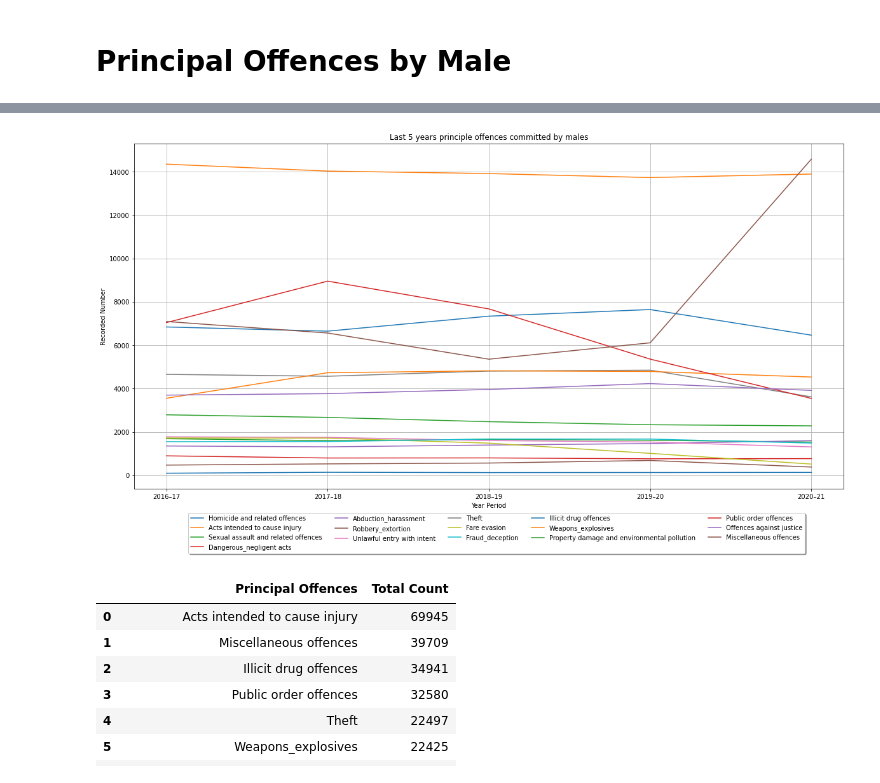
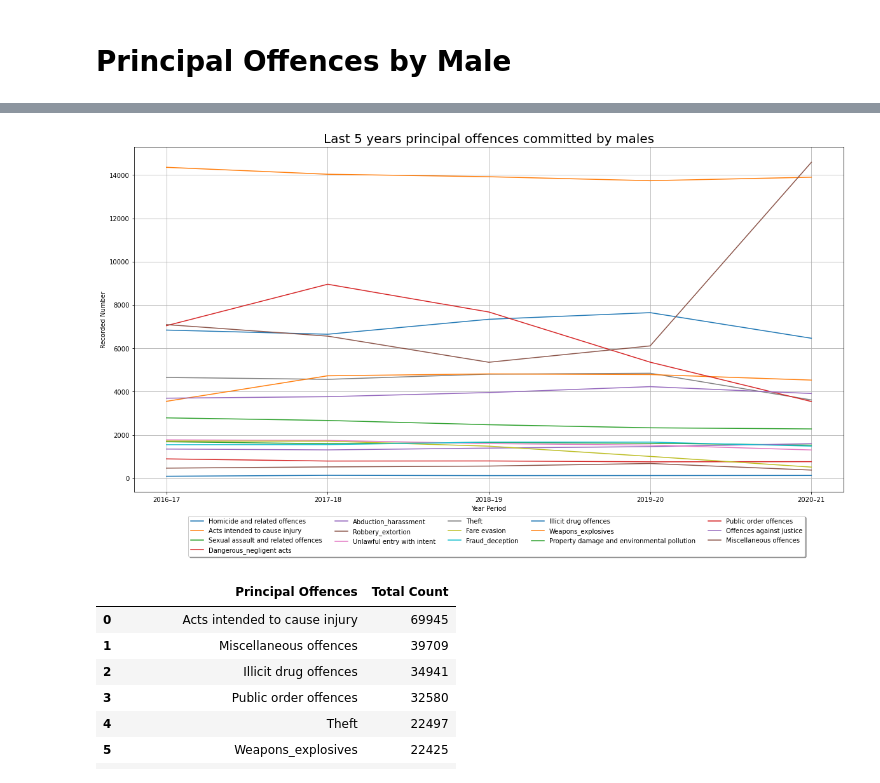
Before and after one commit to hiu-lai/Project-1, a Jupyter notebook: hiu.ipynb, the cells around one changed output, grey strips where cells are left out. Cells and saved outputs as stored; diff of their text form; code cells hidden in the pictures.

```diff
--- a/hiu.ipynb
+++ b/hiu.ipynb
@@ -47,9 +36,6 @@ vic_offenders = vic_offenders.astype({'Homicide and related offences': 'int64',
                                       'Sexual assault and related offences': 'int64',
                                       'Dangerous_negligent acts': 'int64',
                                       'Abduction_harassment': 'int64',
-                                      'Robbery_extortion':  'int64',
-                                      'Unlawful entry with intent': 'int64',
-                                      'Theft': 'int64',
                                       'Fare evasion': 'int64',
                                       'Fraud_deception': 'int64',
                                       'Illicit drug offences': 'int64',
@@ -91,18 +77,18 @@ vic_male_offenders.describe()
 # %%
 # Line graph to show trend in the last 5 years
 plt.figure(figsize=(20, 10))
 for col in vic_male_offenders.columns:
     if not (col == 'Year_Period' or col == 'Gender' or col == 'Total'):
         plt.plot(vic_male_offenders['Year_Period'], vic_male_offenders[col], label= col)
 
-plt.title(f"Last 5 years principle offences committed by males")
+plt.title(f"Last 5 years principal offences committed by males", fontsize=20)
 plt.xlabel("Year Period")
 plt.ylabel("Recorded Number")
 plt.grid(True)
 plt.legend(bbox_to_anchor=(0.95, -0.06), fancybox=True, shadow=True, ncol=5)
 plt.show()
 # %% [output]
-[figure, old version]
+[figure, new version]
 # %%
 least_offence_male = []
 # Top 10 crimes by male
```
Also changed, not shown: parts of 20 cells of this notebook, 6 other files.
